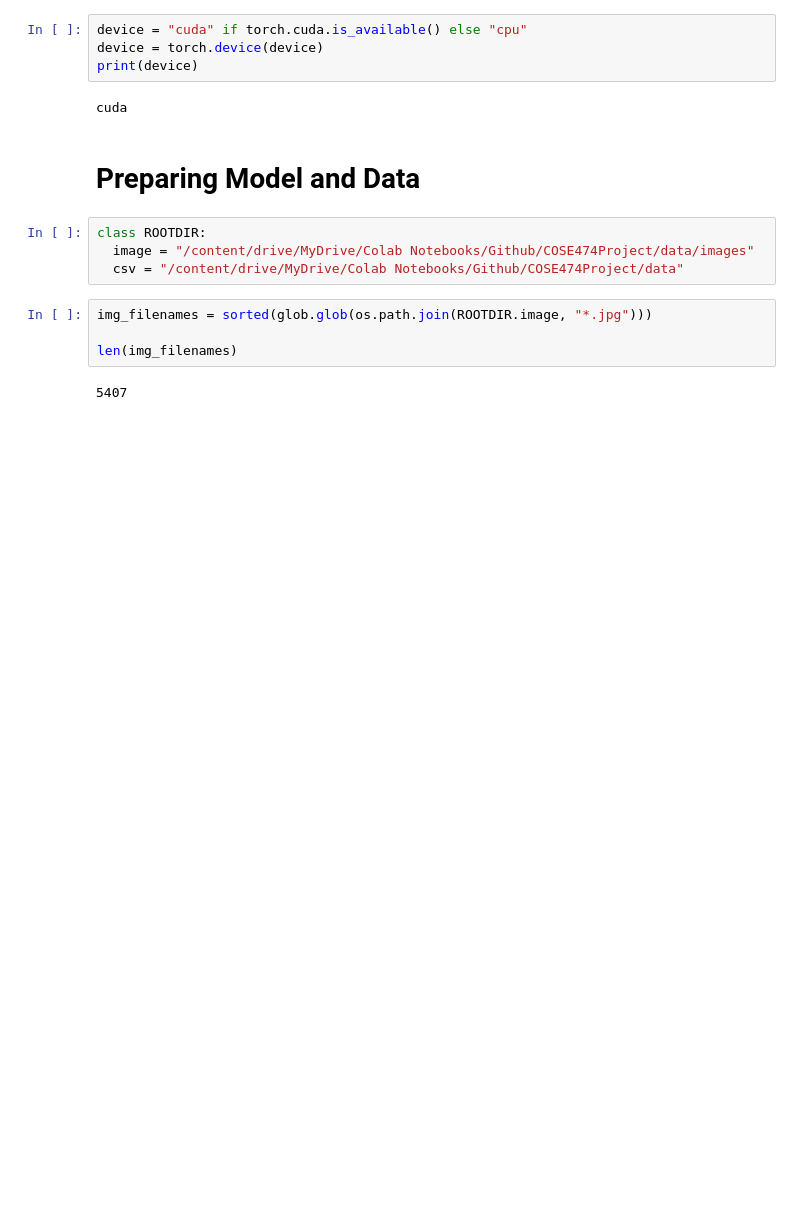
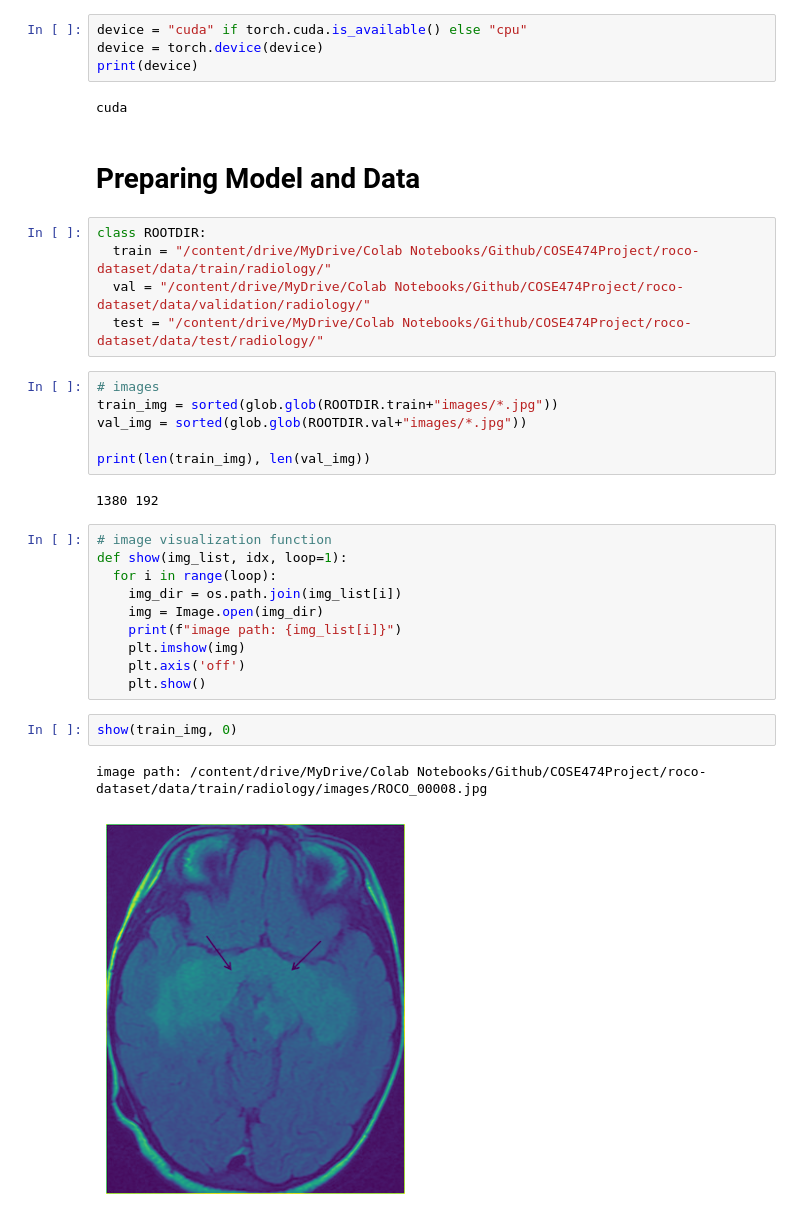
Before and after one commit to d00rk/COSE474Project, a Jupyter notebook: finetunedCLIP.ipynb, the cells around one changed output. Drawn from its saved outputs; the diff is of its cells as text; blank space fills up the shorter version.

Commit message:
zero-shot learning/think about dataset...

```diff
--- a/finetunedCLIP.ipynb
+++ b/finetunedCLIP.ipynb
@@ -60,11 +62,29 @@ cuda
 # Preparing Model and Data
 # %%
 class ROOTDIR:
-  image = "/content/drive/MyDrive/Colab Notebooks/Github/COSE474Project/data/images"
-  csv = "/content/drive/MyDrive/Colab Notebooks/Github/COSE474Project/data"
+  train = "/content/drive/MyDrive/Colab Notebooks/Github/COSE474Project/roco-dataset/data/train/radiology/"
+  val = "/content/drive/MyDrive/Colab Notebooks/Github/COSE474Project/roco-dataset/data/validation/radiology/"
+  test = "/content/drive/MyDrive/Colab Notebooks/Github/COSE474Project/roco-dataset/data/test/radiology/"
-# %%
-img_filenames = sorted(glob.glob(os.path.join(ROOTDIR.image, "*.jpg")))
-
-len(img_filenames)
-# %% [output]
-5407
+# %%
+# images
+train_img = sorted(glob.glob(ROOTDIR.train+"images/*.jpg"))
+val_img = sorted(glob.glob(ROOTDIR.val+"images/*.jpg"))
+
+print(len(train_img), len(val_img))
+# %% [output]
+1380 192
+# %%
+# image visualization function
+def show(img_list, idx, loop=1):
+  for i in range(loop):
+    img_dir = os.path.join(img_list[i])
+    img = Image.open(img_dir)
+    print(f"image path: {img_list[i]}")
+    plt.imshow(img)
+    plt.axis('off')
+    plt.show()
+# %%
+show(train_img, 0)
+# %% [output]
+image path: /content/drive/MyDrive/Colab Notebooks/Github/COSE474Project/roco-dataset/data/train/radiology/images/ROCO_00008.jpg
+[figure, added]
```
Also changed, not shown: parts of 9 cells of this notebook, 1 other file.
